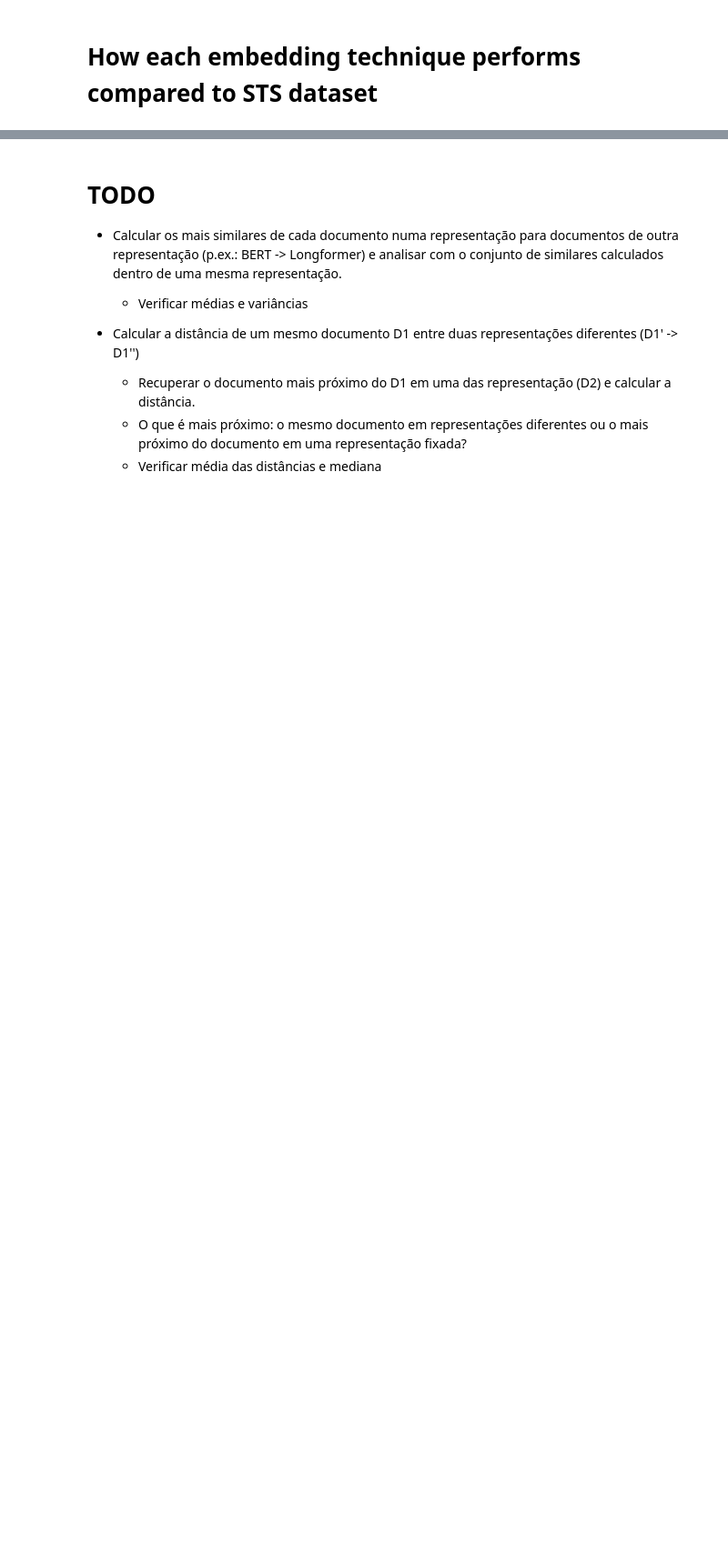
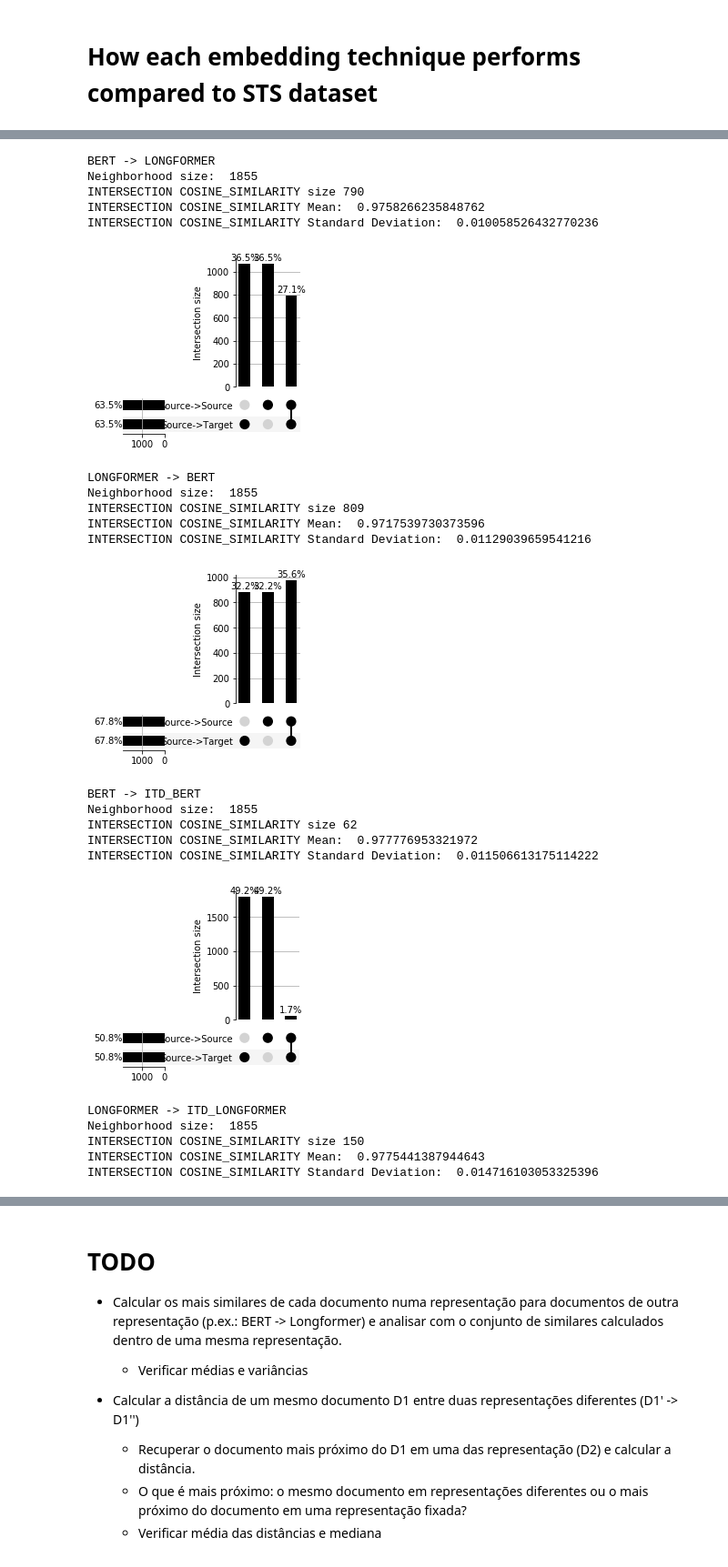
Before and after one commit to danieljunior/techniques_comparision_for_Legal_STS, a Jupyter notebook: notebooks/Presentation.ipynb, the cells around one changed output, grey strips where cells are left out. Shown at 91% size. Saved outputs shown, nothing was run; the diff lists cells and outputs as text; code cells hidden in the pictures; blank space fills up the shorter version.

```diff
--- a/notebooks/Presentation.ipynb
+++ b/notebooks/Presentation.ipynb
@@ -486,0 +509,56 @@ Total de pares similares gerados por cada técnica:  75
+# %%
+bert_ann = AnnoyIndex(3072, "angular")
+bert_ann.load("../results/results/tcu_bert.ann")
+
+itd_bert_ann = AnnoyIndex(3072, "angular")
+itd_bert_ann.load("../results/results/tcu_itd_bert.ann")
+
+long_ann = AnnoyIndex(3072, "angular")
+long_ann.load("../results/results/tcu_longformer.ann")
+
+itd_long_ann = AnnoyIndex(3072, "angular")
+itd_long_ann.load("../results/results/tcu_itd_longformer.ann")
+
+in_same_bert = similarities[similarities.MODEL_NAME == 'bert']
+in_same_itd_bert = similarities[similarities.MODEL_NAME == 'itd_bert']
+in_same_longformer = similarities[similarities.MODEL_NAME == 'longformer']
+in_same_itd_longformer = similarities[similarities.MODEL_NAME == 'itd_longformer']
+
+print('BERT -> LONGFORMER')
+from_one_to_another_space_similarities(bert_ann, long_ann, in_same_bert)
+
+print('LONGFORMER -> BERT')
+from_one_to_another_space_similarities(long_ann, bert_ann, in_same_longformer)
+
+print('BERT -> ITD_BERT')
+from_one_to_another_space_similarities(bert_ann, itd_bert_ann, in_same_bert)
+
+print('LONGFORMER -> ITD_LONGFORMER')
+from_one_to_another_space_similarities(long_ann, itd_long_ann, in_same_longformer)
+
+print('ITD_LONGFORMER -> LONGFORMER')
+from_one_to_another_space_similarities(itd_long_ann, long_ann, in_same_itd_longformer)
+# %% [output]
+BERT -> LONGFORMER
+Neighborhood size:  1855
+INTERSECTION COSINE_SIMILARITY size 790
+INTERSECTION COSINE_SIMILARITY Mean:  0.9758266235848762
+INTERSECTION COSINE_SIMILARITY Standard Deviation:  0.010058526432770236
+[figure, added]
+LONGFORMER -> BERT
+Neighborhood size:  1855
+INTERSECTION COSINE_SIMILARITY size 809
+INTERSECTION COSINE_SIMILARITY Mean:  0.9717539730373596
+INTERSECTION COSINE_SIMILARITY Standard Deviation:  0.01129039659541216
+[figure, added]
+BERT -> ITD_BERT
+Neighborhood size:  1855
+INTERSECTION COSINE_SIMILARITY size 62
+INTERSECTION COSINE_SIMILARITY Mean:  0.977776953321972
+INTERSECTION COSINE_SIMILARITY Standard Deviation:  0.011506613175114222
+[figure, added]
+LONGFORMER -> ITD_LONGFORMER
+Neighborhood size:  1855
+INTERSECTION COSINE_SIMILARITY size 150
+INTERSECTION COSINE_SIMILARITY Mean:  0.9775441387944643
+INTERSECTION COSINE_SIMILARITY Standard Deviation:  0.014716103053325396
```
Also changed, not shown: parts of 21 cells of this notebook, 2 other files.
